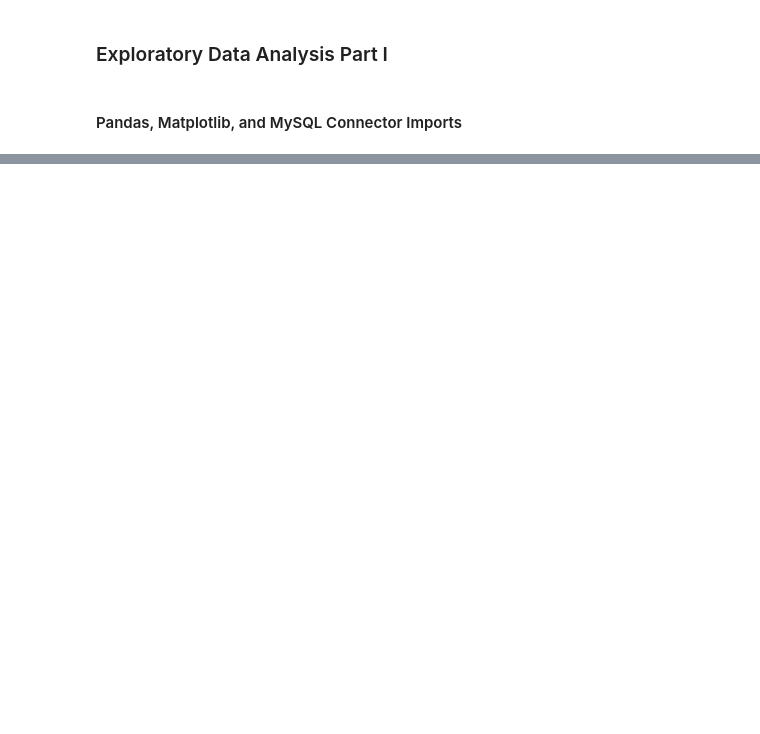
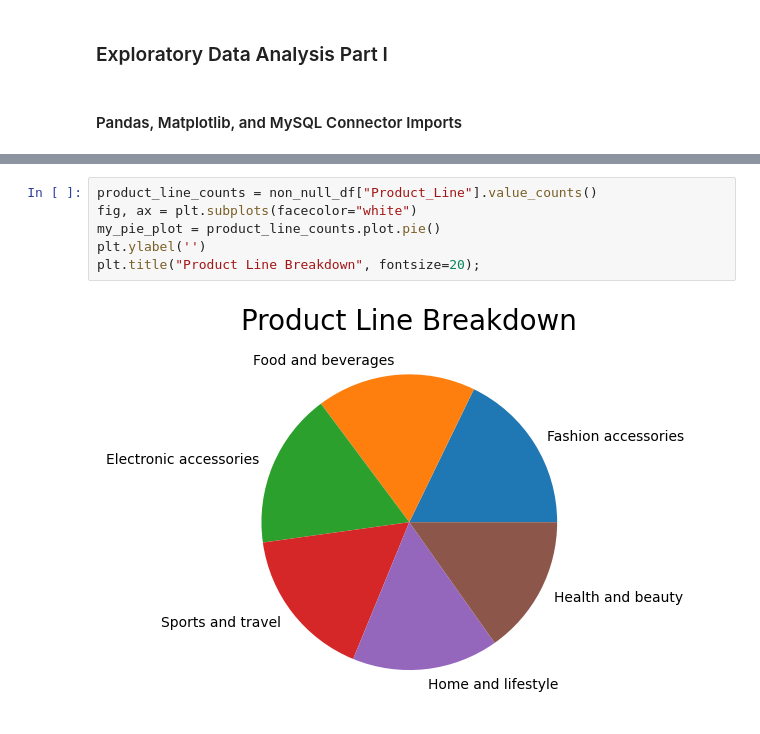
Before and after one commit to andigarcia901/ExploratoryDataAnalysis, a Jupyter notebook: ExploratoryDataAnalysis.ipynb, the cells around one changed output, grey strips where cells are left out. Cells and saved outputs as stored; diff of their text form; blank space fills up the shorter version.

```diff
--- a/ExploratoryDataAnalysis.ipynb
+++ b/ExploratoryDataAnalysis.ipynb
@@ -26,0 +133,8 @@ import mysql.connector as connection
+# %%
+product_line_counts = non_null_df["Product_Line"].value_counts()
+fig, ax = plt.subplots(facecolor="white")
+my_pie_plot = product_line_counts.plot.pie()
+plt.ylabel('')
+plt.title("Product Line Breakdown", fontsize=20);
+# %% [output]
+[figure, added]
```
Also changed, not shown: parts of 24 cells of this notebook.
